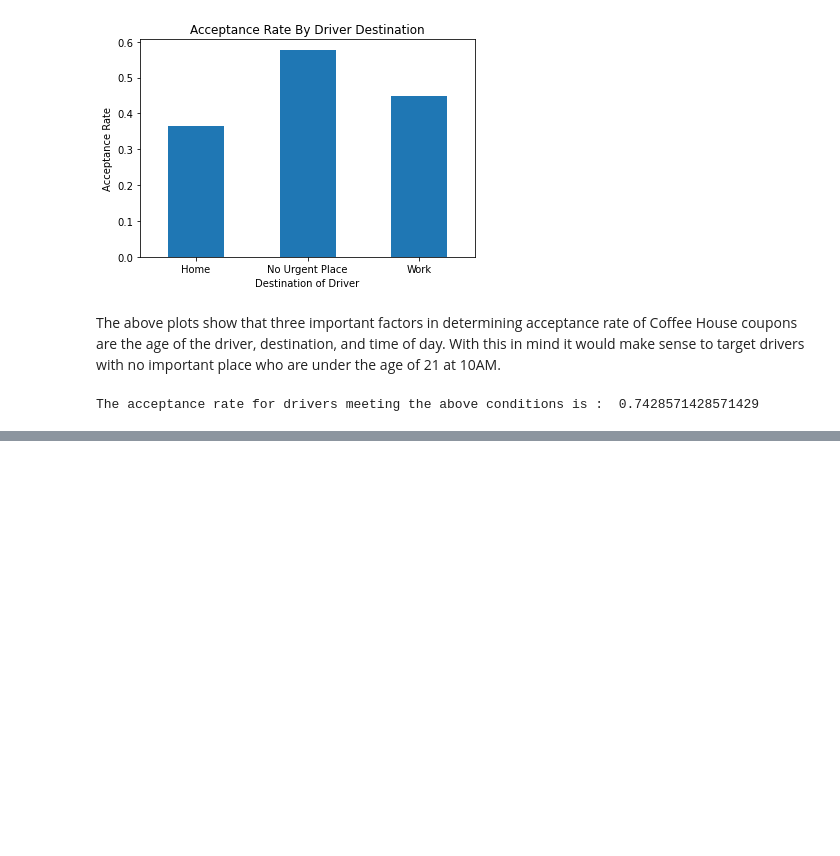
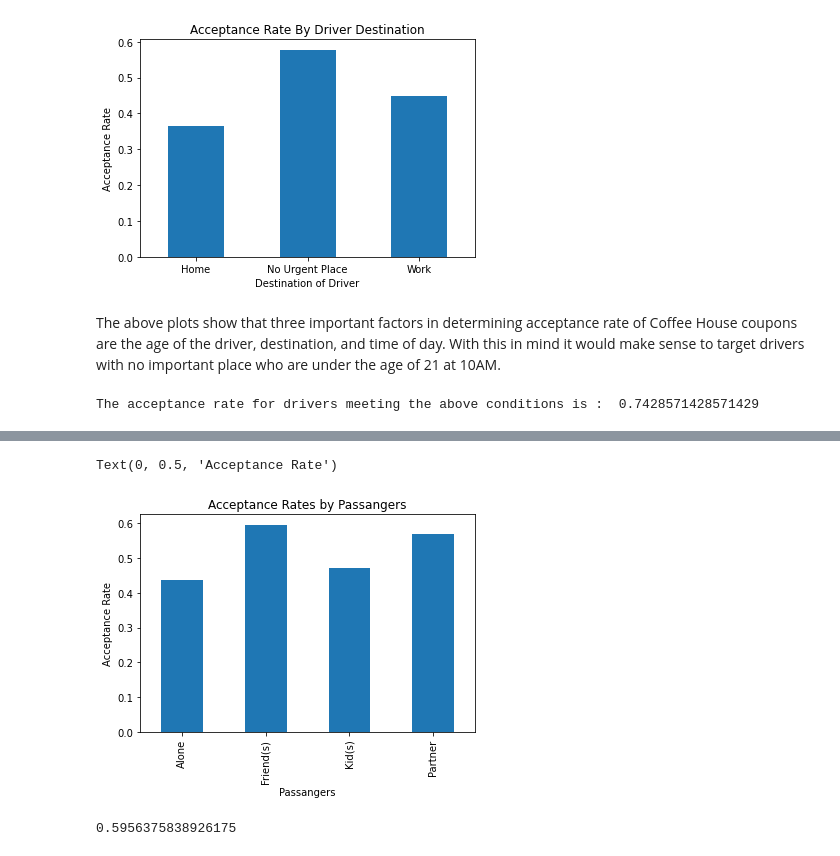
Before and after one commit to alexanderomason/practical_app_5, a Jupyter notebook: prompt.ipynb, the cells around one changed output, grey strips where cells are left out. Saved outputs shown, nothing was run; the diff lists cells and outputs as text; code cells hidden in the pictures; blank space fills up the shorter version.

```diff
--- a/prompt.ipynb
+++ b/prompt.ipynb
@@ -288,0 +295,14 @@ array(['No Urgent Place', 'Home', 'Work'], dtype=object)
+# %%
+coffee_data.groupby('passanger').apply(accept_rate).plot.bar()
+plt.title("Acceptance Rates by Passangers")
+plt.xlabel("Passangers")
+plt.ylabel("Acceptance Rate")
+
+#Clearly friends and partners make stoping at a coffee house more likely.
+# %% [output]
+Text(0, 0.5, 'Acceptance Rate')
+[figure, added]
+# %%
+accept_rate(coffee_data.query('passanger == "Friend(s)" and destination == "No Urgent Place"'))
+# %% [output]
+0.5956375838926175
```
Also changed, not shown: parts of 2 cells of this notebook.
